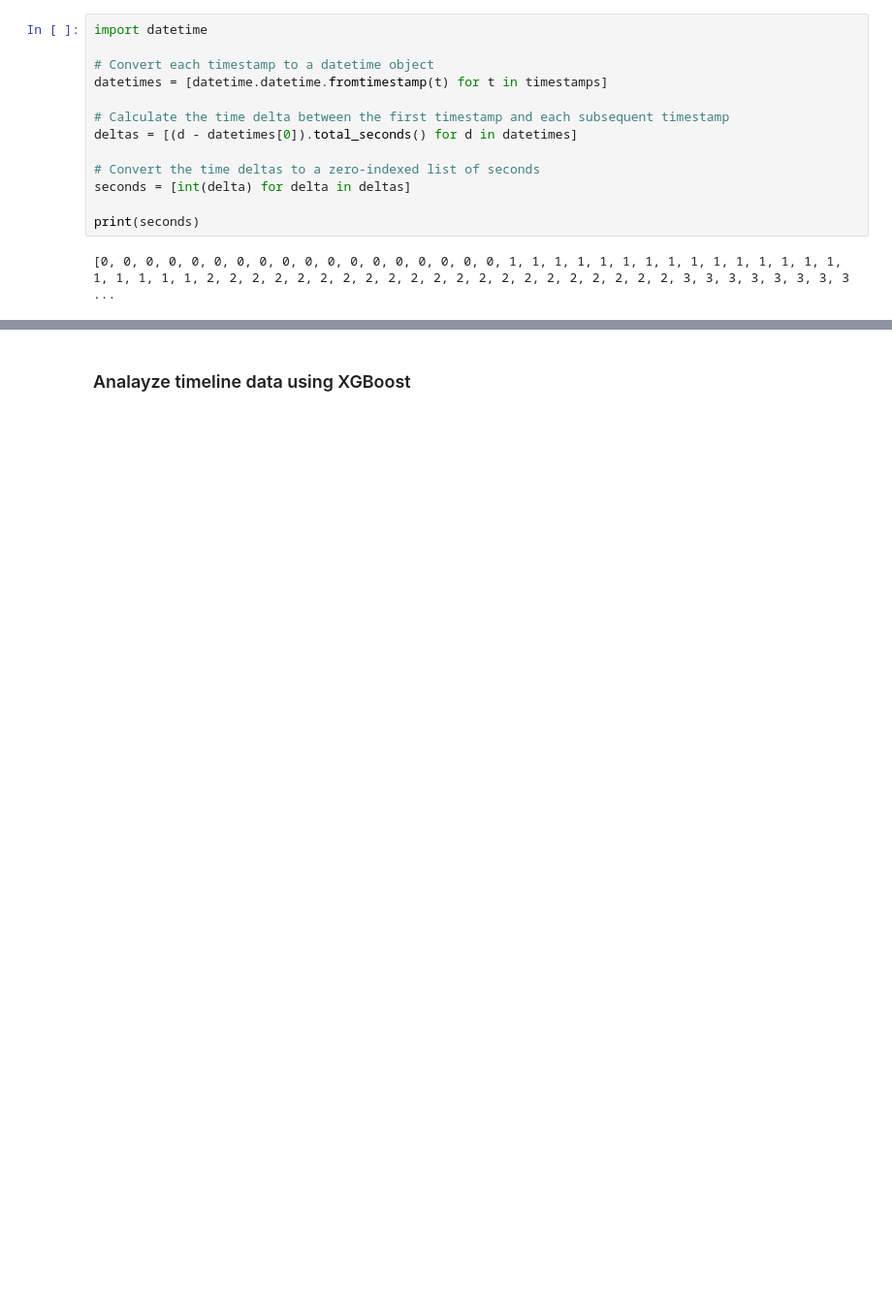
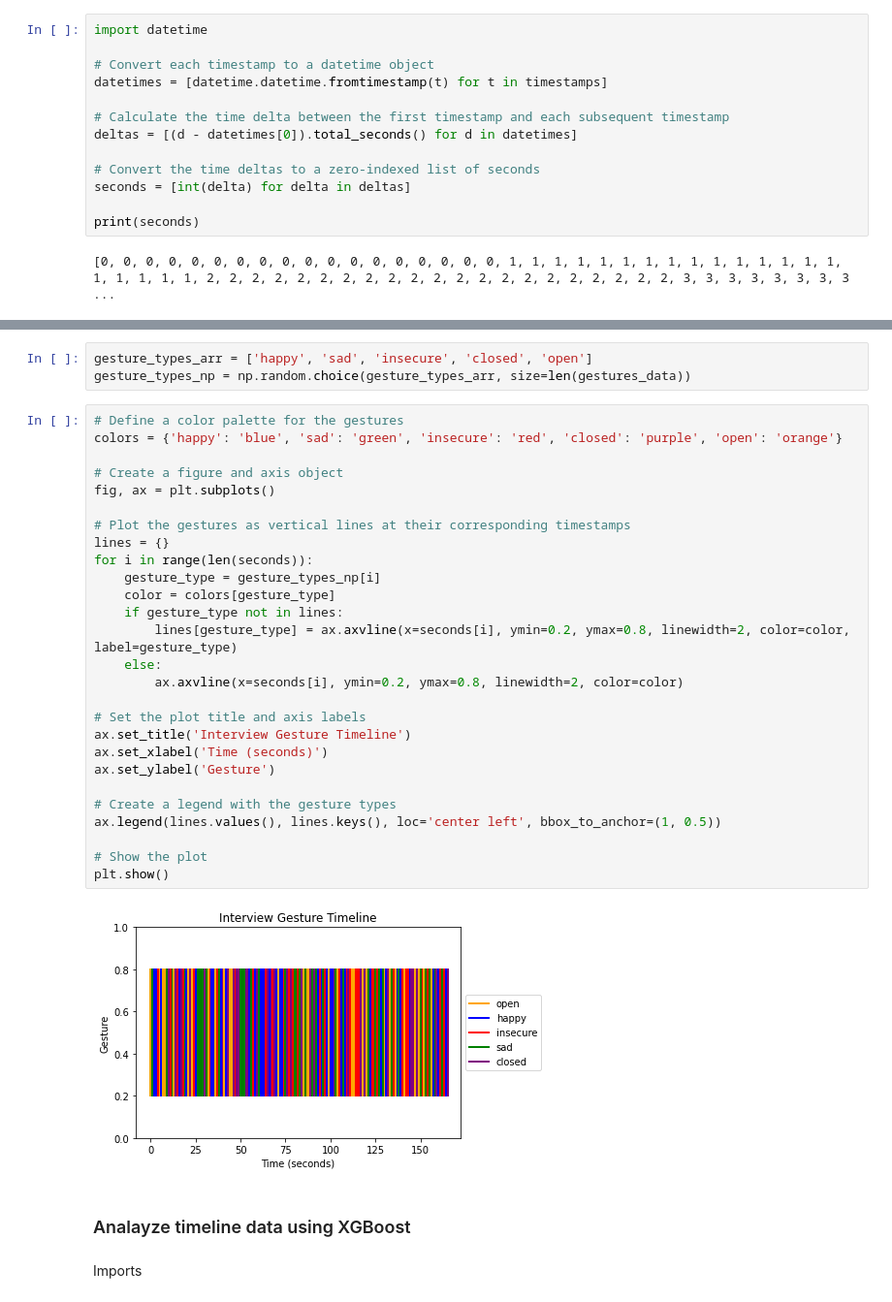
Before and after one commit to OmerSherer/DS_EmpowerView, a Jupyter notebook: ds_report/report_maker.ipynb, the cells around one changed output, grey strips where cells are left out. Shown: that part at 97% size. Saved outputs shown, nothing was run; the diff lists cells and outputs as text; blank space fills up the shorter version.

```diff
--- a/ds_report/report_maker.ipynb
+++ b/ds_report/report_maker.ipynb
@@ -92,2 +114,36 @@ plt.show()
+# %%
+gesture_types_arr = ['happy', 'sad', 'insecure', 'closed', 'open']
+gesture_types_np = np.random.choice(gesture_types_arr, size=len(gestures_data))
+# %%
+# Define a color palette for the gestures
+colors = {'happy': 'blue', 'sad': 'green', 'insecure': 'red', 'closed': 'purple', 'open': 'orange'}
+
+# Create a figure and axis object
+fig, ax = plt.subplots()
+
+# Plot the gestures as vertical lines at their corresponding timestamps
+lines = {}
+for i in range(len(seconds)):
+    gesture_type = gesture_types_np[i]
+    color = colors[gesture_type]
+    if gesture_type not in lines:
+        lines[gesture_type] = ax.axvline(x=seconds[i], ymin=0.2, ymax=0.8, linewidth=2, color=color, label=gesture_type)
+    else:
+        ax.axvline(x=seconds[i], ymin=0.2, ymax=0.8, linewidth=2, color=color)
+
+# Set the plot title and axis labels
+ax.set_title('Interview Gesture Timeline')
+ax.set_xlabel('Time (seconds)')
+ax.set_ylabel('Gesture')
+
+# Create a legend with the gesture types
+ax.legend(lines.values(), lines.keys(), loc='center left', bbox_to_anchor=(1, 0.5))
+
+# Show the plot
+plt.show()
+# %% [output]
+[figure, added]
 # %% [markdown]
 ### Analayze timeline data using XGBoost
+# %% [markdown]
+Imports
```
Also changed, not shown: parts of 34 cells of this notebook.
